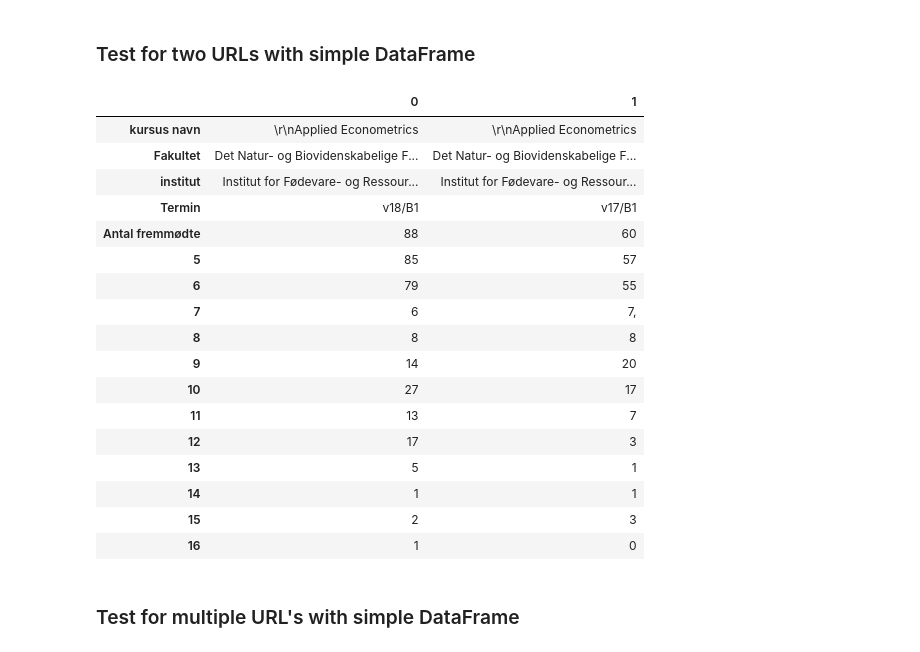
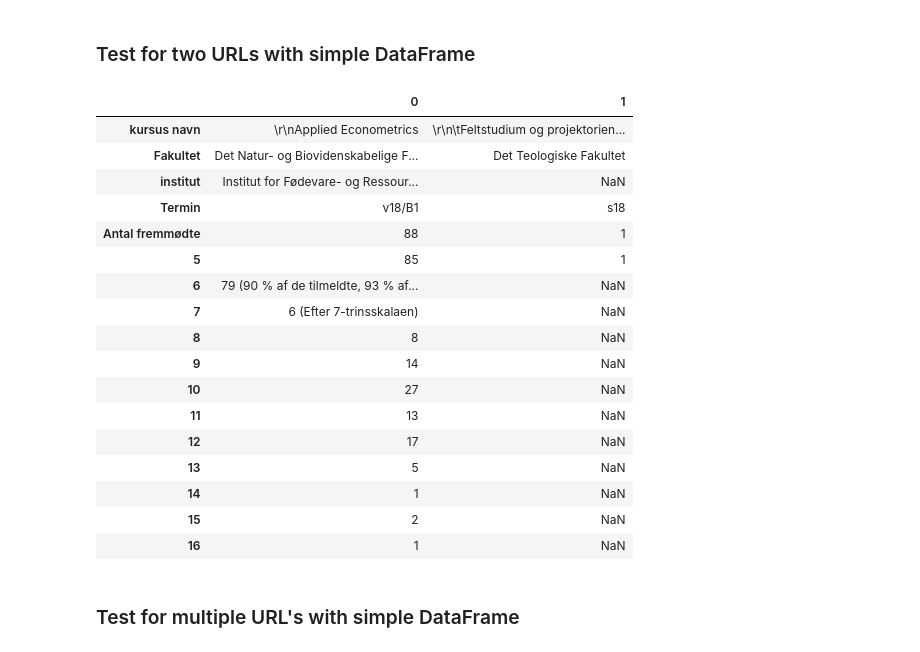
Before and after one commit to tnv875/Group18-NoTeeth, a Jupyter notebook: Exam project/Exam code - gradescraper.ipynb, the cells around one changed output. Saved outputs shown, nothing was run; the diff lists cells and outputs as text; code cells hidden in the pictures.

```diff
--- a/Exam project/Exam code - gradescraper.ipynb
+++ b/Exam project/Exam code - gradescraper.ipynb
@@ -12,7 +12,7 @@ from urllib.parse import quote
 # %%
 data = []
 
-testurl = 'http://karakterstatistik.stads.ku.dk/Histogram/LOJK10272E/Winter-2018/B1-1'
+testurl = 'http://karakterstatistik.stads.ku.dk/Histogram/TTEABAF15E/Summer-2018'
 
 response = requests.get(testurl)
 html = response.text
@@ -29,8 +29,8 @@ if dff[0][0][1] == "Institut":
     data.extend(testdata)
 
 elif dff[0][0][1] == "Termin":
-    testdata = [dff[0][1][0], np.nan, dff[0][1][1], dff[0][1][2],\
-    dff[0][1][7],dff[0][1][8],dff[0][1][9],dff[0][1][10]]
+    testdata = [dff[0][1][0], np.nan, dff[0][1][1], dff[0][1][6],\
+    dff[0][1][7],dff[0][1][8],dff[0][1][9],np.nan]
     data.extend(testdata)
 
 if len(dff[2]) > 1:
@@ -47,6 +47,7 @@ else:
     gradedata = [np.nan, np.nan, np.nan, np.nan, np.nan, np.nan, np.nan, np.nan]
     data.extend(gradedata)
 df = pd.DataFrame(data)
+df.rename(index = {0:'kursus navn',1:'Fakultet',2:'institut',3:'Termin',4:'Antal tilmeldte',5:'Antal fremmødte', 6:'Antal bestået', 7:'Gennemsnit',8:'kark. 12',9:'kark. 10'}, inplace = True)
 df
 # %% [output]
 |  | 0 |
@@ -93,51 +94,65 @@ df
 ### Test for two URLs with simple DataFrame
 # %%
 df = pd.DataFrame()
-testurls = ['http://karakterstatistik.stads.ku.dk/Histogram/LOJK10272E/Winter-2018/B1','http://karakterstatistik.stads.ku.dk/Histogram/LOJK10272E/Winter-2017/B1-1']
+testurls = ['http://karakterstatistik.stads.ku.dk/Histogram/LOJK10272E/Winter-2018/B1','http://karakterstatistik.stads.ku.dk/Histogram/TTEABAF15E/Summer-2018']
 
 for i in range(0,2):
     idata = []
     response = requests.get(testurls[i])
     html = response.text
     soup = BeautifulSoup(html)
     subject_name_withtag = soup.findAll('h2')
     idata.append(subject_name_withtag[0].text)
 
     url = testurls[i]
     dff = pd.read_html(quote(url, safe=':/'),encoding='utf-8')
-    page_data = [dff[0][1][0],dff[0][1][1],dff[0][1][2],\
-            dff[0][1][7],dff[0][1][8],dff[0][1][9][0:3],dff[0][1][10][:2],dff[2]["Antal"][0],\
+
+    if dff[0][0][1] == "Institut":
+        testdata = [dff[0][1][0],dff[0][1][1],dff[0][1][2],\
+        dff[0][1][7],dff[0][1][8],dff[0][1][9],dff[0][1][10]]
+        idata.extend(testdata)
+
+    elif dff[0][0][1] == "Termin":
+        testdata = [dff[0][1][0], np.nan, dff[0][1][1], dff[0][1][6],\
+        dff[0][1][7],dff[0][1][8],dff[0][1][9],np.nan]
+        idata.extend(testdata)
+
+    if len(dff[2]) > 1:
+        gradedata = [dff[2]["Antal"][0],\
             dff[2]["Antal"][1],dff[2]["Antal"][2],dff[2]["Antal"][3],\
             dff[2]["Antal"][4],dff[2]["Antal"][5],dff[2]["Antal"][6],\
             dff[2]["Antal"][7]]
-    idata.extend(page_data)
-    if len(dff[2]["Antal"]) == 9:
-        idata.extend([dff[2]["Antal"][8]])
+        idata.extend(gradedata)
+        if len(dff[2]["Antal"]) == 9:
+            idata.extend([dff[2]["Antal"][8]])
+        else:
+            idata.extend("0")
     else:
-        idata.extend("0")
+        gradedata = [np.nan, np.nan, np.nan, np.nan, np.nan, np.nan, np.nan, np.nan]
+        idata.extend(gradedata)
 
     df.insert(i,i, idata)
 df.rename(index = {0:'kursus navn',1:'Fakultet',2:'institut',3:'Termin',4:'Antal fremmødte',}, inplace = True)
 df
 # %% [output]
 |  | 0 | 1 |
-| kursus navn | \r\nApplied Econometrics | \r\nApplied Econometrics |
-| Fakultet | Det Natur- og Biovidenskabelige F... | Det Natur- og Biovidenskabelige F... |
-| institut | Institut for Fødevare- og Ressour... | Institut for Fødevare- og Ressour... |
-| Termin | v18/B1 | v17/B1 |
-| Antal fremmødte | 88 | 60 |
-| 5 | 85 | 57 |
-| 6 | 79 | 55 |
-| 7 | 6 | 7, |
-| 8 | 8 | 8 |
-| 9 | 14 | 20 |
-| 10 | 27 | 17 |
-| 11 | 13 | 7 |
-| 12 | 17 | 3 |
-| 13 | 5 | 1 |
-| 14 | 1 | 1 |
-| 15 | 2 | 3 |
-| 16 | 1 | 0 |
+| kursus navn | \r\nApplied Econometrics | \r\n\tFeltstudium og projektorien... |
+| Fakultet | Det Natur- og Biovidenskabelige F... | Det Teologiske Fakultet |
+| institut | Institut for Fødevare- og Ressour... | NaN |
+| Termin | v18/B1 | s18 |
+| Antal fremmødte | 88 | 1 |
+| 5 | 85 | 1 |
+| 6 | 79 (90 % af de tilmeldte, 93 % af... | NaN |
+| 7 | 6 (Efter 7-trinsskalaen) | NaN |
+| 8 | 8 | NaN |
+| 9 | 14 | NaN |
+| 10 | 27 | NaN |
+| 11 | 13 | NaN |
+| 12 | 17 | NaN |
+| 13 | 5 | NaN |
+| 14 | 1 | NaN |
+| 15 | 2 | NaN |
+| 16 | 1 | NaN |
 # %% [markdown]
 ### Test for multiple URL's with simple DataFrame
 # %%
```
Also changed, not shown: parts of 3 cells of this notebook.
